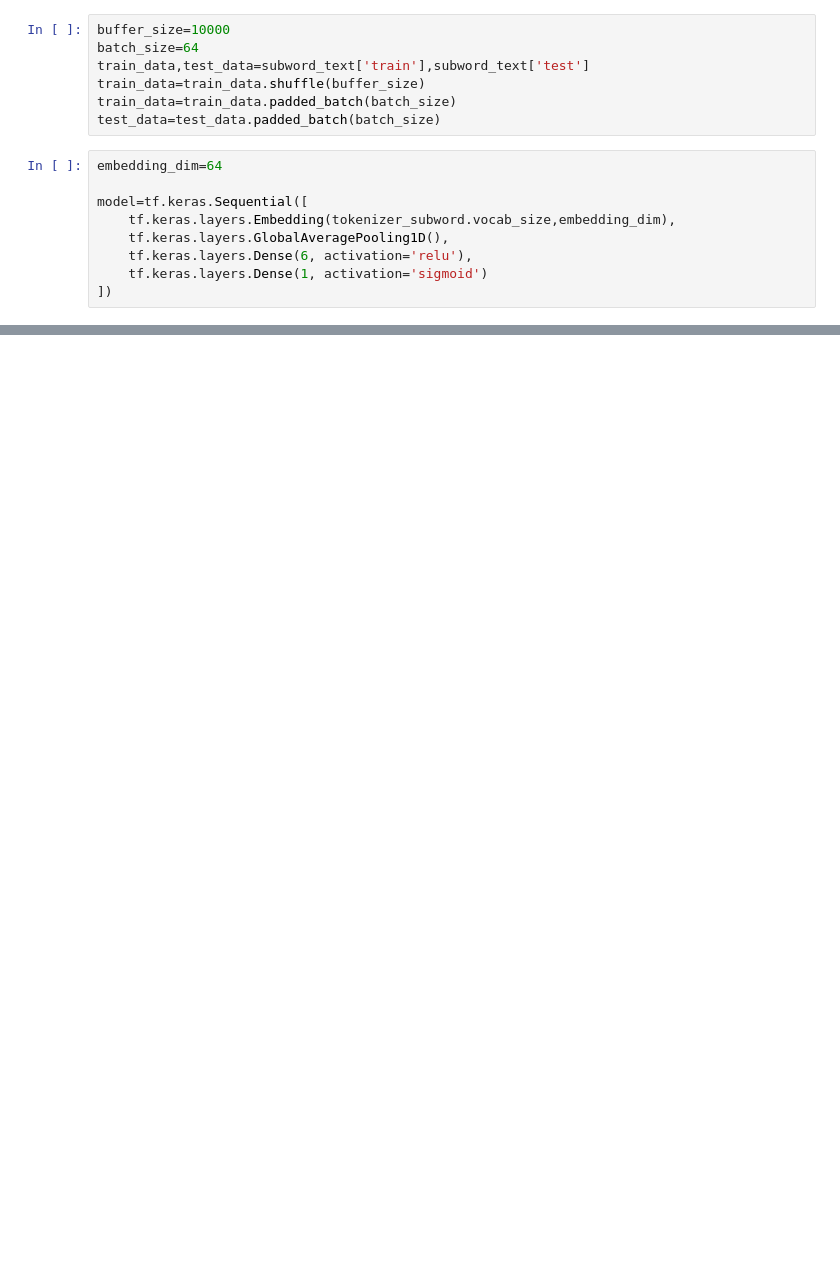
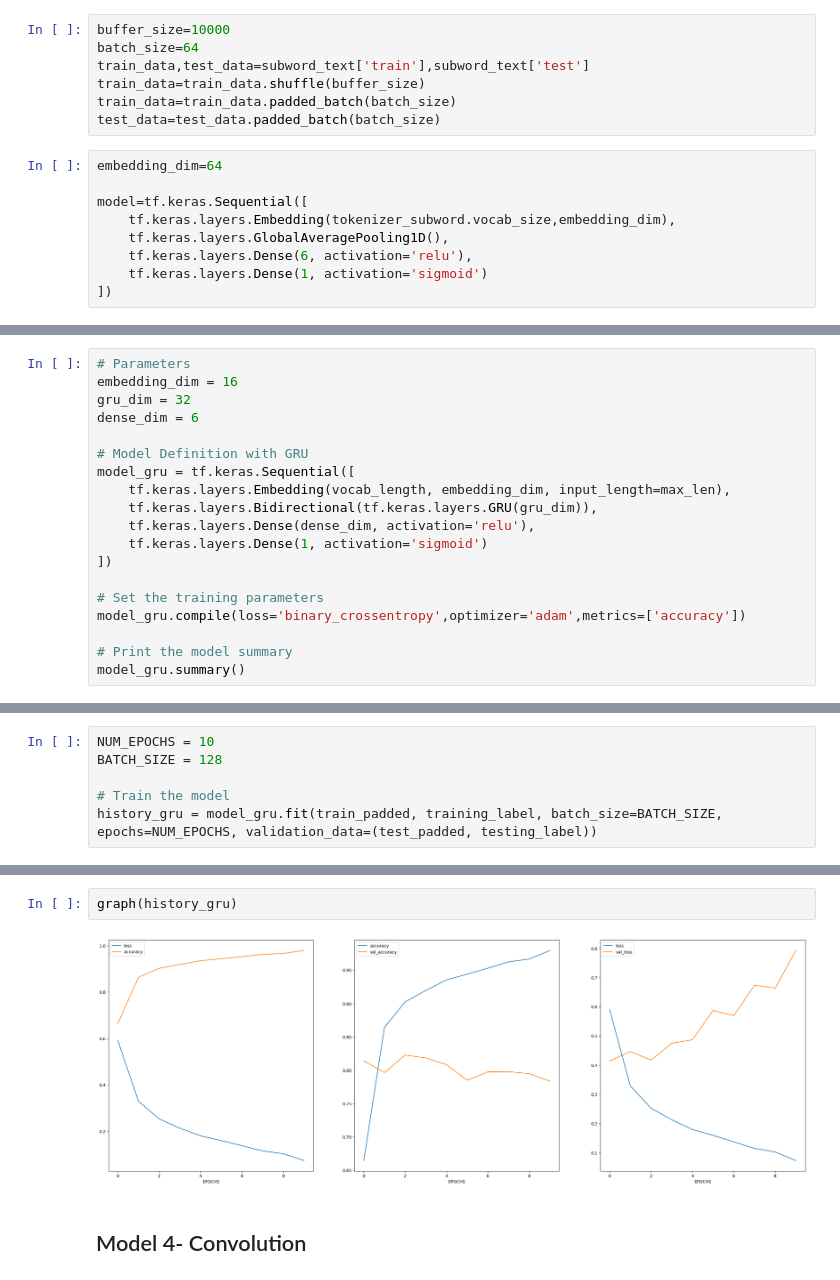
Before and after one commit to udita1903/NLP, a Jupyter notebook: Sentiment Analysis/IMDB Movie Reviews/IMDB_Reviews.ipynb, the cells around one changed output, grey strips where cells are left out. Saved outputs shown, nothing was run; the diff lists cells and outputs as text; blank space fills up the shorter version.

```diff
--- a/Sentiment Analysis/IMDB Movie Reviews/IMDB_Reviews.ipynb
+++ b/Sentiment Analysis/IMDB Movie Reviews/IMDB_Reviews.ipynb
@@ -310,0 +473,19 @@ graph(history)
+# %%
+# Parameters
+embedding_dim = 16
+gru_dim = 32
+dense_dim = 6
+
+# Model Definition with GRU
+model_gru = tf.keras.Sequential([
+    tf.keras.layers.Embedding(vocab_length, embedding_dim, input_length=max_len),
+    tf.keras.layers.Bidirectional(tf.keras.layers.GRU(gru_dim)),
+    tf.keras.layers.Dense(dense_dim, activation='relu'),
+    tf.keras.layers.Dense(1, activation='sigmoid')
+])
+
+# Set the training parameters
+model_gru.compile(loss='binary_crossentropy',optimizer='adam',metrics=['accuracy'])
+
+# Print the model summary
+model_gru.summary()
@@ -310,0 +511,6 @@ graph(history)
+# %%
+NUM_EPOCHS = 10
+BATCH_SIZE = 128
+
+# Train the model
+history_gru = model_gru.fit(train_padded, training_label, batch_size=BATCH_SIZE, epochs=NUM_EPOCHS, validation_data=(test_padded, testing_label))
@@ -310,0 +538,6 @@ graph(history)
+# %%
+graph(history_gru)
+# %% [output]
+[figure, added]
+# %% [markdown]
+## Model 4- Convolution
```
Also changed, not shown: parts of 27 cells of this notebook.
